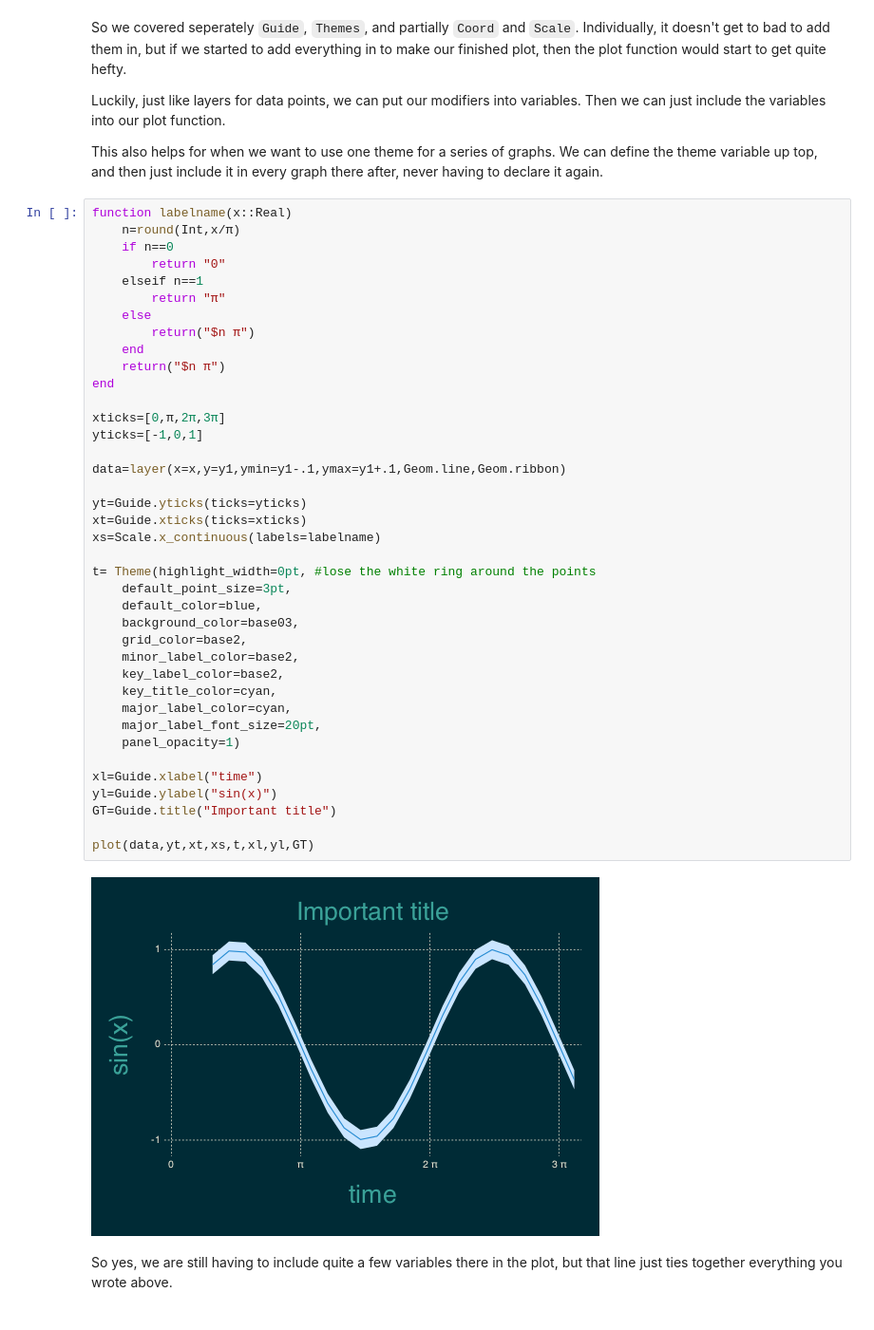
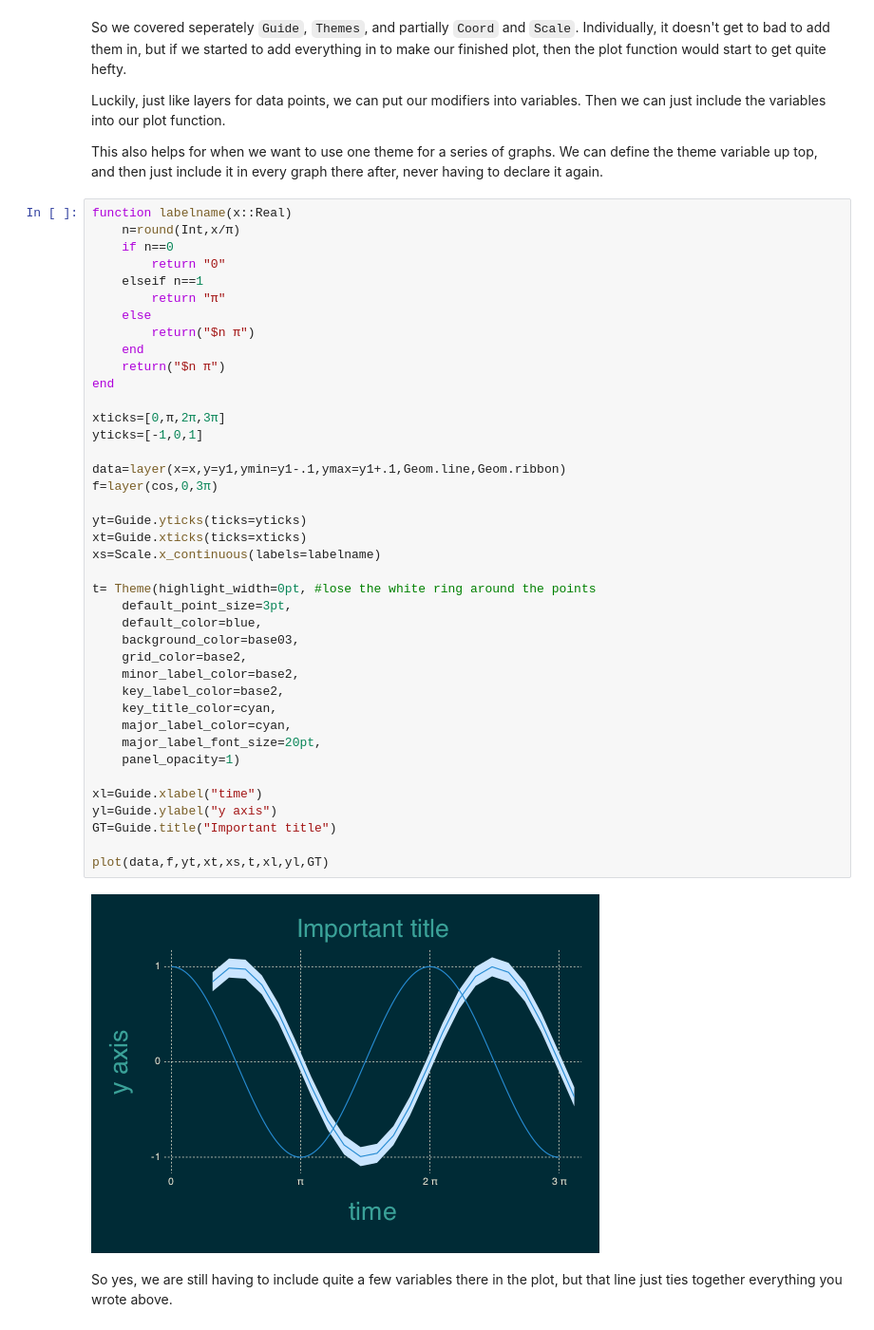
Before and after one commit to albi3ro/M4, a Jupyter notebook: Gadfly.ipynb, the cells around one changed output. Shown at 95% size. Saved outputs shown, nothing was run; the diff lists cells and outputs as text.

```diff
--- a/Gadfly.ipynb
+++ b/Gadfly.ipynb
@@ -154,35 +179,36 @@ function labelname(x::Real)
         return("$n π")
     end
     return("$n π")
 end
 
 xticks=[0,π,2π,3π]
 yticks=[-1,0,1]
 
 data=layer(x=x,y=y1,ymin=y1-.1,ymax=y1+.1,Geom.line,Geom.ribbon)
+f=layer(cos,0,3π)
 
 yt=Guide.yticks(ticks=yticks)
 xt=Guide.xticks(ticks=xticks)
 xs=Scale.x_continuous(labels=labelname)
 
 t= Theme(highlight_width=0pt, #lose the white ring around the points
     default_point_size=3pt,
     default_color=blue,
     background_color=base03,
     grid_color=base2,
     minor_label_color=base2,
     key_label_color=base2,
     key_title_color=cyan,
     major_label_color=cyan,
     major_label_font_size=20pt,
     panel_opacity=1)
 
 xl=Guide.xlabel("time")
-yl=Guide.ylabel("sin(x)")
+yl=Guide.ylabel("y axis")
 GT=Guide.title("Important title")
 
-plot(data,yt,xt,xs,t,xl,yl,GT)
+plot(data,f,yt,xt,xs,t,xl,yl,GT)
 # %% [output]
-[figure, old version]
+[figure, new version]
 # %% [markdown]
 So yes, we are still having to include quite a few variables there in the plot, but that line just ties together everything you wrote above.
```
Also changed, not shown: parts of 5 cells of this notebook, 2 other files.
